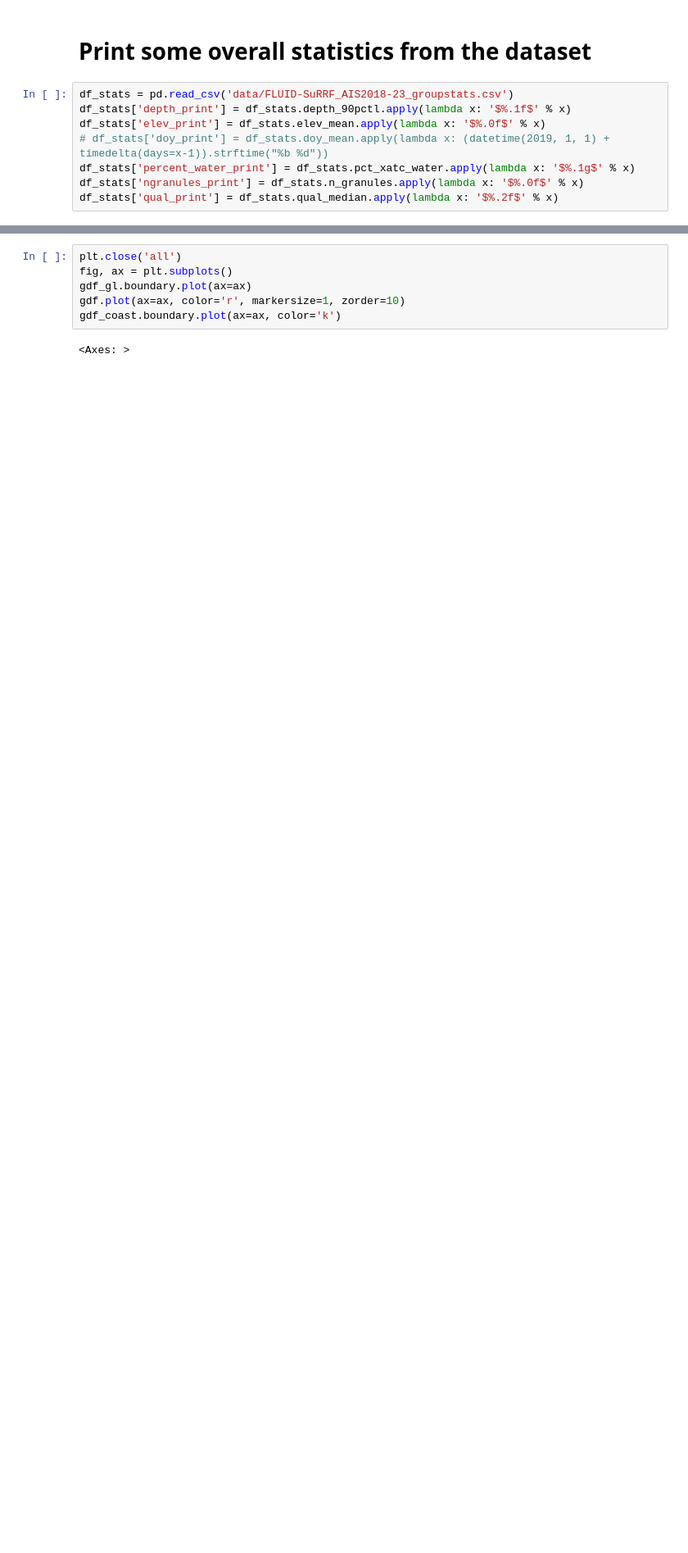
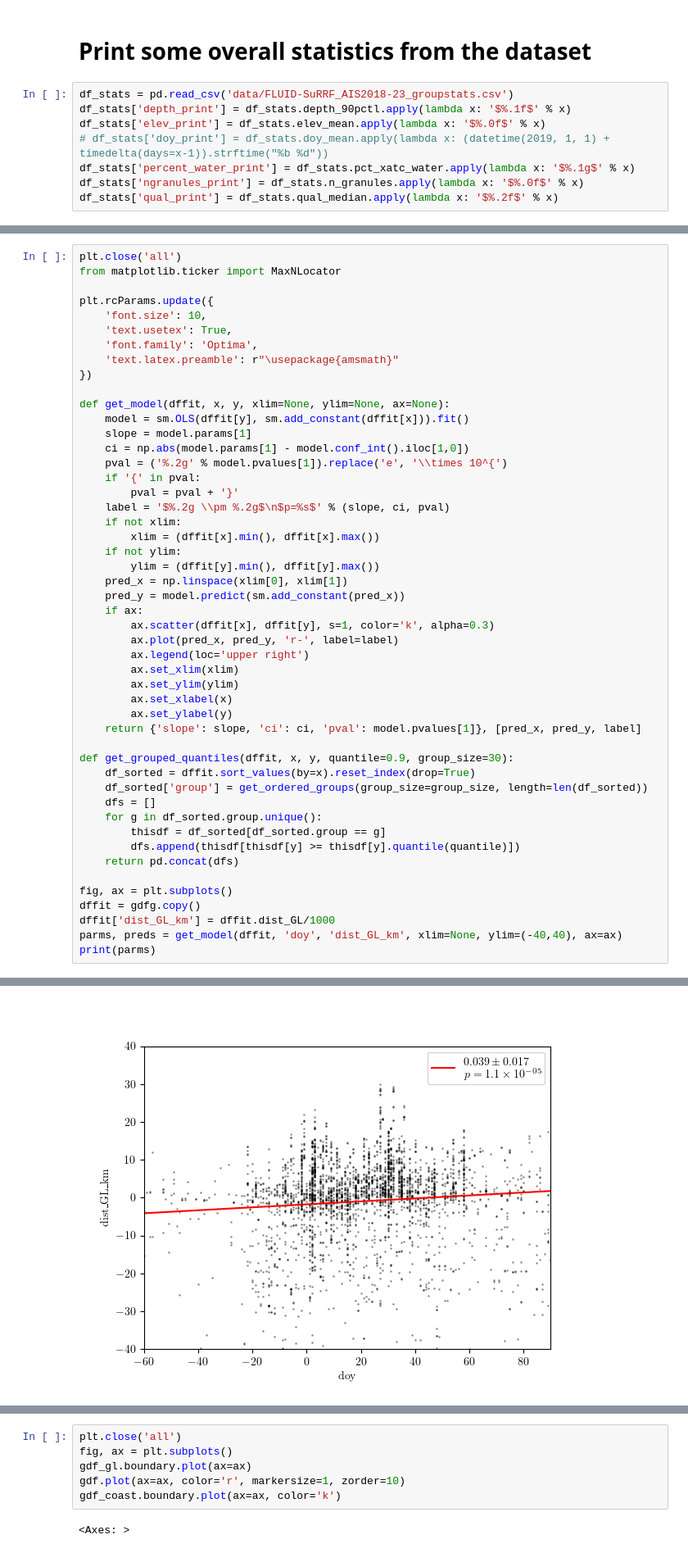
Before and after one commit to fliphilipp/antarctica-supraglacial-lake-depths-figures, a Jupyter notebook: 02-stats.ipynb, the cells around one changed output, grey strips where cells are left out. Shown at 82% size. Drawn from its saved outputs; the diff is of its cells as text; blank space fills up the shorter version.

```diff
--- a/02-stats.ipynb
+++ b/02-stats.ipynb
@@ -128,0 +807,50 @@ mean date: Jan 21
+# %%
+plt.close('all')
+from matplotlib.ticker import MaxNLocator
+
+plt.rcParams.update({
+    'font.size': 10,
+    'text.usetex': True,
+    'font.family': 'Optima',
+    'text.latex.preamble': r"\usepackage{amsmath}"
+})
+
+def get_model(dffit, x, y, xlim=None, ylim=None, ax=None):
+    model = sm.OLS(dffit[y], sm.add_constant(dffit[x])).fit()
+    slope = model.params[1]
+    ci = np.abs(model.params[1] - model.conf_int().iloc[1,0])
+    pval = ('%.2g' % model.pvalues[1]).replace('e', '\\times 10^{')
+    if '{' in pval:
+        pval = pval + '}'
+    label = '$%.2g \\pm %.2g$\n$p=%s$' % (slope, ci, pval)
+    if not xlim:
+        xlim = (dffit[x].min(), dffit[x].max())
+    if not ylim:
+        ylim = (dffit[y].min(), dffit[y].max())
+    pred_x = np.linspace(xlim[0], xlim[1])
+    pred_y = model.predict(sm.add_constant(pred_x))
+    if ax:
+        ax.scatter(dffit[x], dffit[y], s=1, color='k', alpha=0.3)
+        ax.plot(pred_x, pred_y, 'r-', label=label)
+        ax.legend(loc='upper right')
+        ax.set_xlim(xlim)
+        ax.set_ylim(ylim)
+        ax.set_xlabel(x)
+        ax.set_ylabel(y)
+    return {'slope': slope, 'ci': ci, 'pval': model.pvalues[1]}, [pred_x, pred_y, label]
+
+def get_grouped_quantiles(dffit, x, y, quantile=0.9, group_size=30):
+    df_sorted = dffit.sort_values(by=x).reset_index(drop=True)
+    df_sorted['group'] = get_ordered_groups(group_size=group_size, length=len(df_sorted))
+    dfs = []
+    for g in df_sorted.group.unique():
+        thisdf = df_sorted[df_sorted.group == g]
+        dfs.append(thisdf[thisdf[y] >= thisdf[y].quantile(quantile)])
+    return pd.concat(dfs)
+
+fig, ax = plt.subplots()
+dffit = gdfg.copy()
+dffit['dist_GL_km'] = dffit.dist_GL/1000
+parms, preds = get_model(dffit, 'doy', 'dist_GL_km', xlim=None, ylim=(-40,40), ax=ax)
+print(parms)
+# %% [output]
@@ -128,0 +858 @@ mean date: Jan 21
+[figure, added]
```
Also changed, not shown: parts of 24 cells of this notebook, 6 other files.
